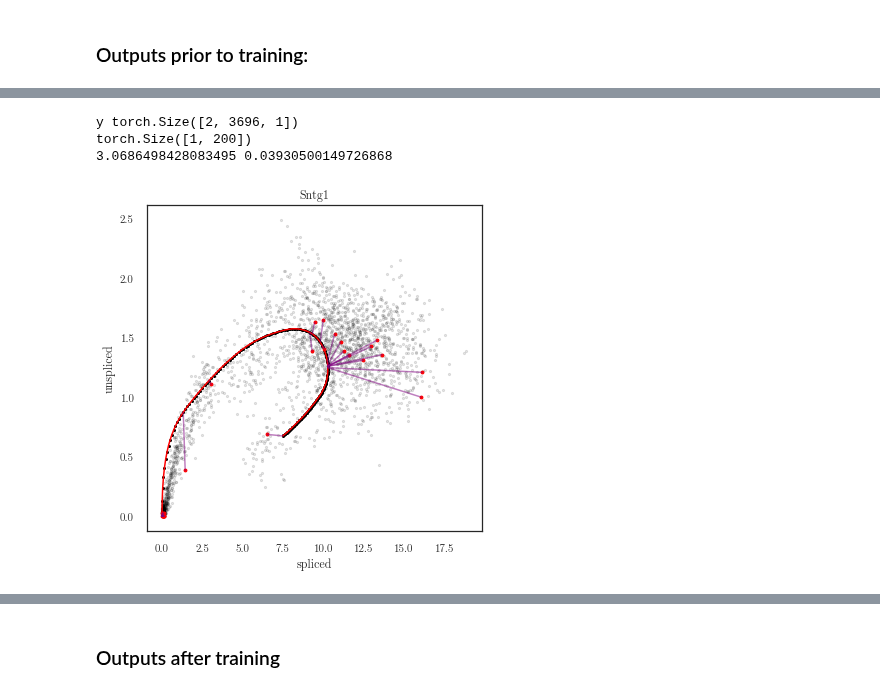
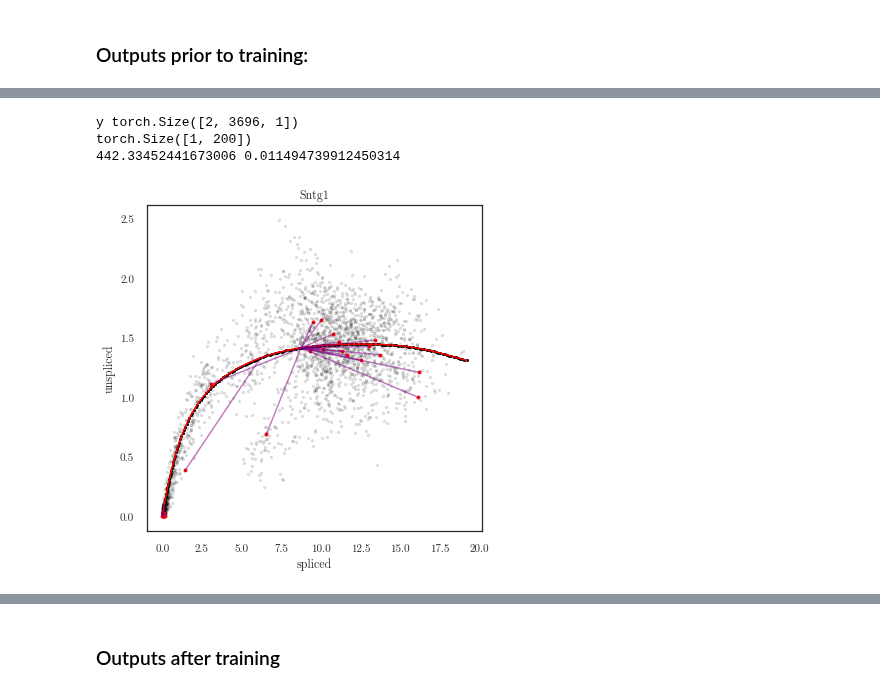
Before and after one commit to mossjacob/alfi, a Jupyter notebook: experiments/rnavelocity/rnavelocity.ipynb, the cells around one changed output, grey strips where cells are left out. Cells and saved outputs as stored; diff of their text form; code cells hidden in the pictures.

```diff
--- a/experiments/rnavelocity/rnavelocity.ipynb
+++ b/experiments/rnavelocity/rnavelocity.ipynb
@@ -128,11 +128,11 @@ def print_scatter(cells, gene_index,
     plt.ylabel('unspliced')
     plt.xlabel('spliced')
 # %%
-use_natural = True
+use_natural = False
 step_size = 1e-1
 config = RNAVelocityConfiguration(
     latent_data_present=False,
-    num_samples=30,
+    num_samples=50,
     num_cells=num_cells,
     end_pseudotime=end_t,
     num_timepoint_choices=num_timepoint_choices
@@ -140,7 +140,6 @@ config = RNAVelocityConfiguration(
 
 print('Number of cells:', num_cells)
 print('Number of latent GPs (# transcription rates):', num_latents)
-
 
 inducing_points = torch.linspace(0, end_t, num_inducing).repeat(num_latents, 1).view(num_latents, num_inducing, 1)
 t_predict = torch.linspace(0, end_t, 80, dtype=torch.float32)
@@ -169,9 +168,9 @@ if config.latent_data_present:
     filler = torch.ones(nonzero_mask.shape[1]).unsqueeze(0)
     nonzero_mask = torch.cat([nonzero_mask, filler])
 
-num_data = config.num_timepoint_choices
+num_data = num_cells #config.num_timepoint_choices
 lfm_kwargs = dict(
-    nonlinearity=softplus,
+    nonlinearity=torch.sigmoid,
     decay_rate=gamma,
     splicing_rate=splicing_rate,
     transcription_rate=transcription_rate,
@@ -204,8 +203,8 @@ if config.latent_data_present:
     dataset.data = list(data)
 
 if use_natural:
-    variational_optimizer = NGD(lfm.variational_parameters(), num_data=num_data, lr=0.05)
-    parameter_optimizer = Adam(lfm.nonvariational_parameters(), lr=0.01)
+    variational_optimizer = NGD(lfm.variational_parameters(), num_data=num_data, lr=0.005)
+    parameter_optimizer = Adam(lfm.nonvariational_parameters(), lr=0.001)
     optimizers = [variational_optimizer, parameter_optimizer]
 else:
     optimizers = [torch.optim.Adam(lfm.parameters(), lr=0.02)]
@@ -322,0 +302,3 @@ Epoch 050/050 - Loss: 2.23 (2.20 0.04) kernel: [7.8808203]
+# %%
+lfm.set_mode(TrainMode.PRETRAIN)
+trainer.train(100);
@@ -323,8 +307,9 @@ Epoch 050/050 - Loss: 2.23 (2.20 0.04) kernel: [7.8808203]
 # %%
+lfm.set_mode(TrainMode.FILTER)
+
 import time
 start = time.time()
-
-output = trainer.train(1, report_interval=5, step_size=1e-1, warmup=1)
+output = trainer.train(100, report_interval=1, step_size=1e-1, warmup=-1)
 end = time.time()
 print(end - start)
 # %% [output]
@@ -334,31 +333,31 @@ Epoch 003/003 - Loss: 24.70 (24.64 0.06) kernel: [7.544066]
 # %%
 # plotter.plot_outputs(t_predict, replicate=0, t_scatter=t_observed,y_scatter=dataset.m_observed, model_kwargs=model_kwargs);
 # plotter.plot_latents(t_predict, ylim=(-1, 3), plot_barenco=True, plot_inducing=False)
 # t_predict = torch.linspace(0, 35, 100)
-lfm.pretrain(False)
+lfm.eval()
 t_predict = lfm.timepoint_choices
 y = next(iter(trainer.data_loader)).permute(0, 2, 1)
 if config.latent_data_present:
     y = y[:-1]
 
 print('y', y.shape)
 
-# trainer.e_step(y)
+trainer.e_step(y)
 out = lfm(t_predict, step_size=step_size)
 end_index = 0 if single_gene else 2
 for i in [cpe_index] + list(range(0, end_index)):
     print_scatter(cells, i, num_connections=30, figsize=(6, 6))
 
 log_likelihood, kl_divergence, _ = lfm.loss_fn(out, data.squeeze().t(), mask=trainer.train_mask)
 total_loss = (-log_likelihood + kl_divergence)
 print(-log_likelihood.item(), kl_divergence.item())
 # plotter.plot_losses(trainer, last_x=200)
 # 9 5.7
 # %% [output]
 y torch.Size([2, 3696, 1])
 torch.Size([1, 200])
-3.0686498428083495 0.03930500149726868
+442.33452441673006 0.011494739912450314
-[figure, old version]
+[figure, new version]
 # %%
 
 print(y_target.shape)
```
Also changed, not shown: parts of 8 cells of this notebook, 17 other files.
